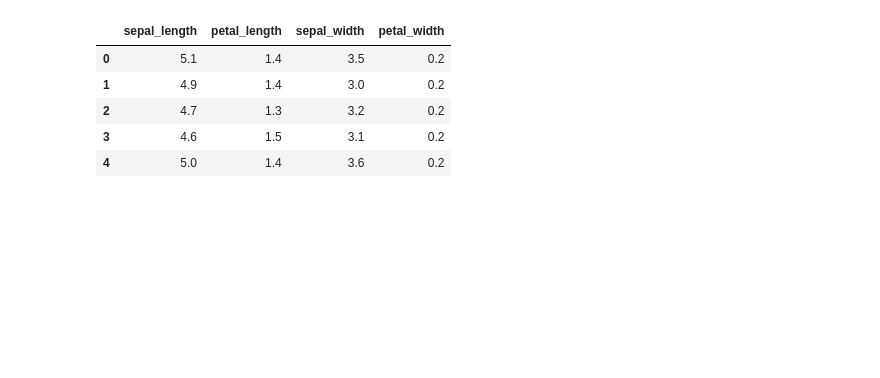
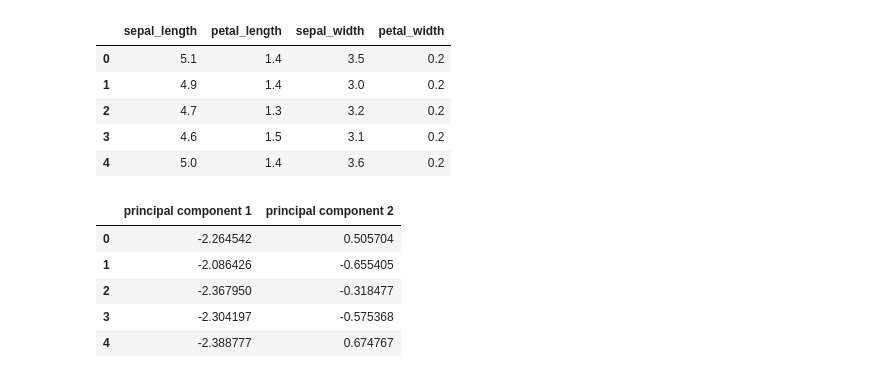
Before and after one commit to david-garza/Cryptocurrencies, a Jupyter notebook: iris_hierachical.ipynb, the cells around one changed output. Cells and saved outputs as stored; diff of their text form; code cells hidden in the pictures; blank space fills up the shorter version.

```diff
--- a/iris_hierachical.ipynb
+++ b/iris_hierachical.ipynb
@@ -28,6 +25,19 @@ pca = PCA(n_components=2)
 # %%
 # Get two principal components for the iris data.
 iris_pca = pca.fit_transform(iris_scaled)
+# %%
+# Transform PCA data into a DataFrame
+df_iris_pca = pd.DataFrame(
+    data=iris_pca, columns=["principal component 1","principal component 2"]
+)
+df_iris_pca.head()
+# %% [output]
+|  | principal component 1 | principal component 2 |
+| 0 | -2.264542 | 0.505704 |
+| 1 | -2.086426 | -0.655405 |
+| 2 | -2.367950 | -0.318477 |
+| 3 | -2.304197 | -0.575368 |
+| 4 | -2.388777 | 0.674767 |
 # %%
 import plotly.figure_factory as ff
 # %%
```
Also changed, not shown: parts of 4 cells of this notebook.
